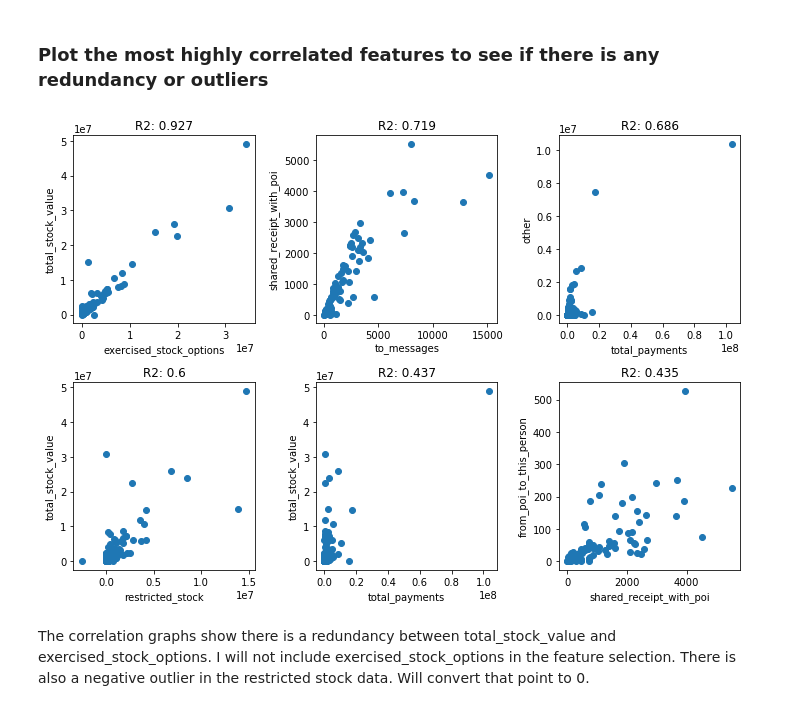
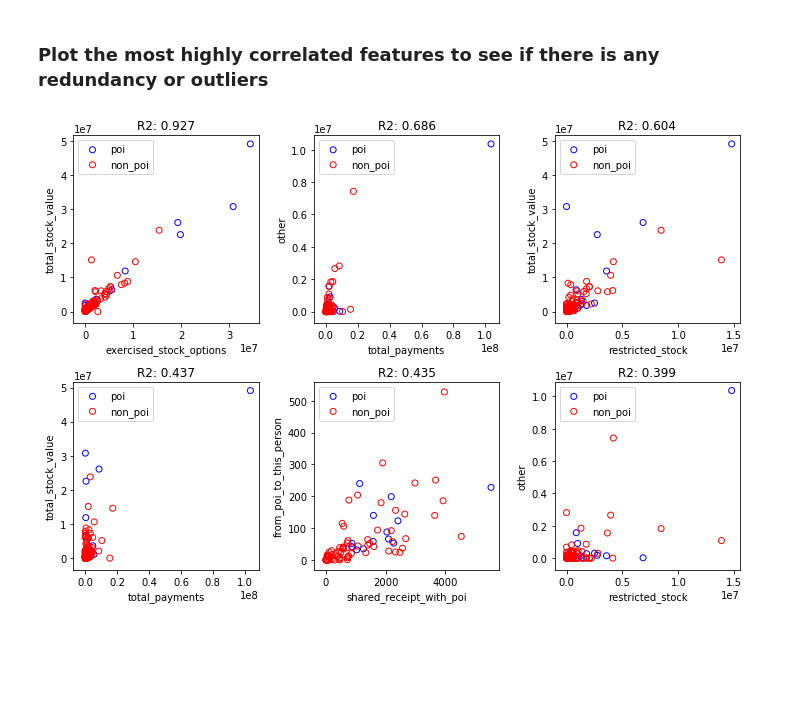
Before and after one commit to trnoriega/enron-data-classifier, a Jupyter notebook: feature_selection.ipynb, the cells around one changed output. Drawn from its saved outputs; the diff is of its cells as text; code cells hidden in the pictures; blank space fills up the shorter version.

Commit message:
Improve plot_correlation to distinguish poi and non_poi

```diff
--- a/feature_selection.ipynb
+++ b/feature_selection.ipynb
@@ -66,30 +66,39 @@ def importance_plotter(features, labels, feature_names, balanced=False, threshol
 
     return list(selected_names)
 
-def correlation_plotter(selected_names, my_dataset):
+def correlation_plotter(selected_names, selected_labels, my_dataset):
     reg = LinearRegression()
     scores = []
 
-    for pair in combinations(selected_names, 2):
-        pair_data = featureFormat(my_dataset, [pair[0], pair[1]])
-        d1 = np.reshape(pair_data[:, 0], (len(pair_data[:, 0]), 1))
-        d2 = np.reshape(pair_data[:, 1], (len(pair_data[:, 1]), 1))
+    for pair in combinations(selected_names[1:], 2):
+        pair_data = featureFormat(my_dataset, [selected_names[0], pair[0], pair[1]])
+        d0 = np.reshape(pair_data[:, 0], (len(pair_data[:, 0]), 1))
+        d1 = np.reshape(pair_data[:, 1], (len(pair_data[:, 1]), 1))
+        d2 = np.reshape(pair_data[:, 2], (len(pair_data[:, 2]), 1))
         reg.fit(d1, d2)
         score = reg.score(d1, d2)
-        scores.append((pair[0], pair[1], d1, d2, score))
+        scores.append((pair[0], pair[1], d0, d1, d2, score))
 
-    scores = sorted(scores, key=lambda score: score[4], reverse=True)
+    scores = sorted(scores, key=lambda score: score[5], reverse=True)
     top_scores = scores[:6]
+
+    plt.close('all')
     fig = plt.figure(2, figsize=(10, 7), tight_layout=True)
     for i, score in enumerate(top_scores):
-        X = score[2]
-        y = score[3]
+        poi_mask = score[2] == 1
+        non_poi_mask = score[2] == 0
+        X = score[3]
+        y = score[4]
         ax = fig.add_subplot(231+i)
-        ax.scatter(X, y)
+        ax.scatter(score[3][poi_mask], score[4][poi_mask],
+                   facecolors='none', edgecolors='b', label='poi')
+        ax.scatter(score[3][non_poi_mask], score[4][non_poi_mask],
+                   facecolors='none', edgecolors='r', label='non_poi')
         ax.set_xlabel(score[0])
         ax.set_ylabel(score[1])
-        title = 'R2: ' + str(round(score[4], 3))
+        title = 'R2: ' + str(round(score[5], 3))
         ax.set_title(title)
+        ax.legend()
     plt.show()
 
 def make_features_labels(dataset, feature_names):
@@ -181,9 +190,6 @@ Selected features:
 # %% [markdown]
 ### Plot the most highly correlated features to see if there is any redundancy or outliers
 # %%
-correlation_plotter(selected_feature_names[1:], fin_data)
+correlation_plotter(selected_feature_names, selected_labels, fin_data)
 # %% [output]
-[figure, old version]
+[figure, new version]
-# %% [markdown]
-The correlation graphs show there is a redundancy between total_stock_value and exercised_stock_options. I will not include exercised_stock_options in the feature selection.
-There is also a negative outlier in the restricted stock data. Will convert that point to 0.
```
Also changed, not shown: parts of 1 cell of this notebook.
